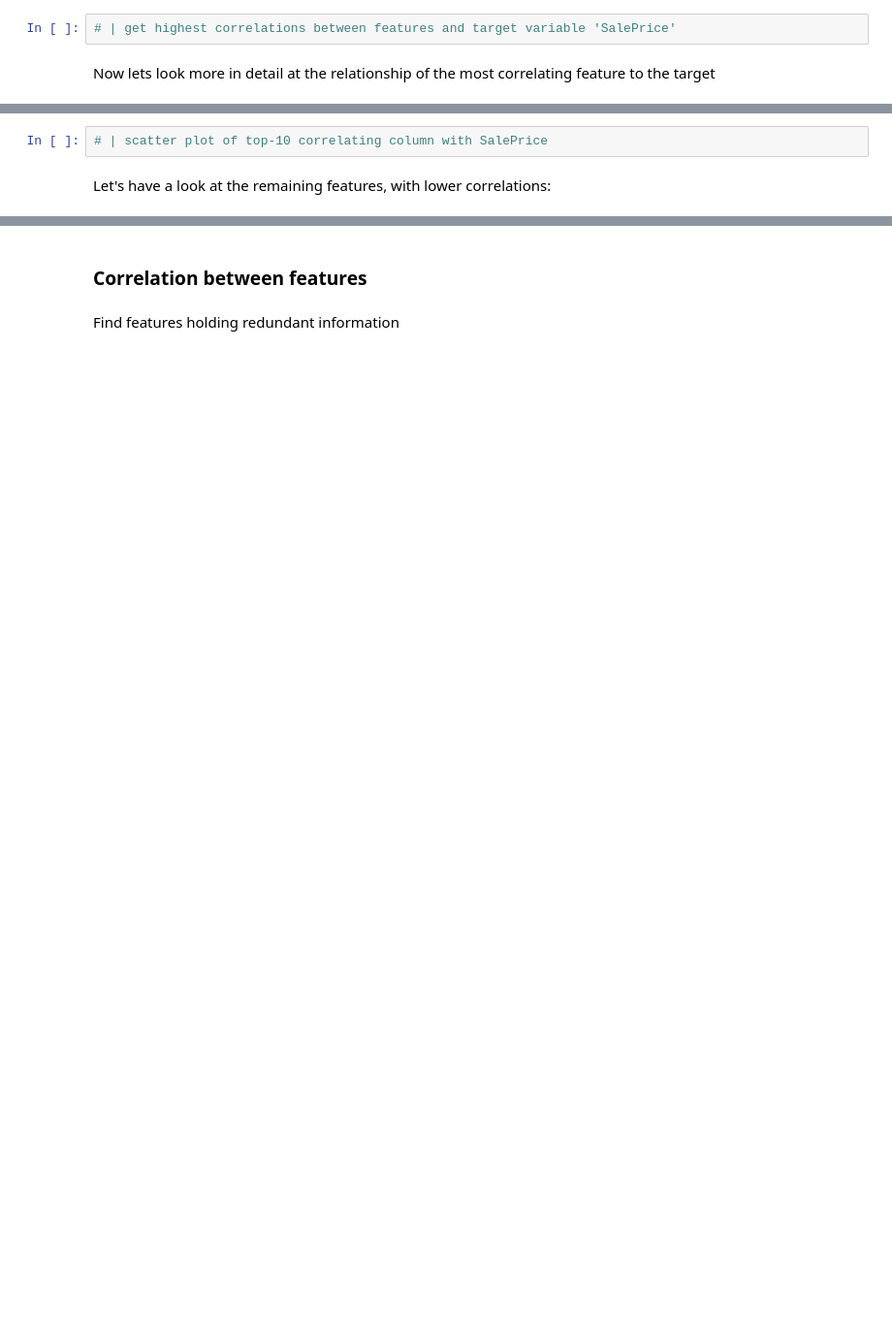
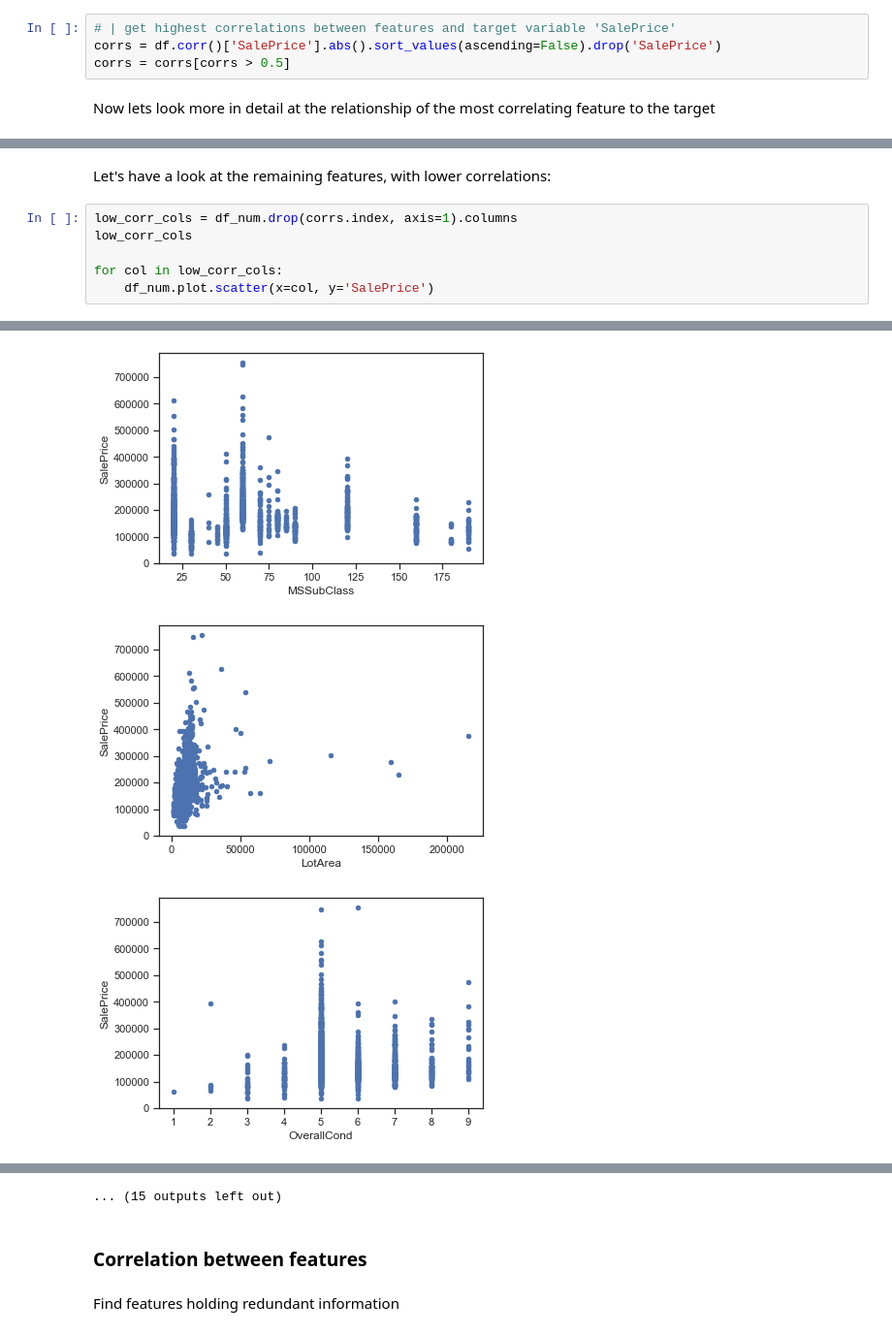
Before and after one commit to nkaenzig/ml-workshop, a Jupyter notebook: house_prices-solution.ipynb, the cells around one changed output, grey strips where cells are left out. Shown at 97% size. Saved outputs shown, nothing was run; the diff lists cells and outputs as text; blank space fills up the shorter version.

```diff
--- a/house_prices-solution.ipynb
+++ b/house_prices-solution.ipynb
@@ -123,6 +128,8 @@ plt.tight_layout()
 ### Correlation between features and target
 # %%
 # | get highest correlations between features and target variable 'SalePrice'
+corrs = df.corr()['SalePrice'].abs().sort_values(ascending=False).drop('SalePrice')
+corrs = corrs[corrs > 0.5]
 # %% [markdown]
 Now lets look more in detail at the relationship of the most correlating feature to the target
 # %%
@@ -130,4 +142,9 @@ Now lets look more in detail at the relationship of the most correlating feature
-# %%
-# | scatter plot of top-10 correlating column with SalePrice
 # %% [markdown]
 Let's have a look at the remaining features, with lower correlations:
+# %%
+low_corr_cols = df_num.drop(corrs.index, axis=1).columns
+low_corr_cols
+
+for col in low_corr_cols:
+    df_num.plot.scatter(x=col, y='SalePrice')
+# %% [output]
@@ -133,0 +168,3 @@ Let's have a look at the remaining features, with lower correlations:
+[figure, added]
+[figure, added]
+[figure, added]
@@ -134,3 +179,4 @@ Let's have a look at the remaining features, with lower correlations:
+... (15 outputs left out)
 # %% [markdown]
 ### Correlation between features
 # %% [markdown]
```
Also changed, not shown: parts of 15 cells of this notebook.
